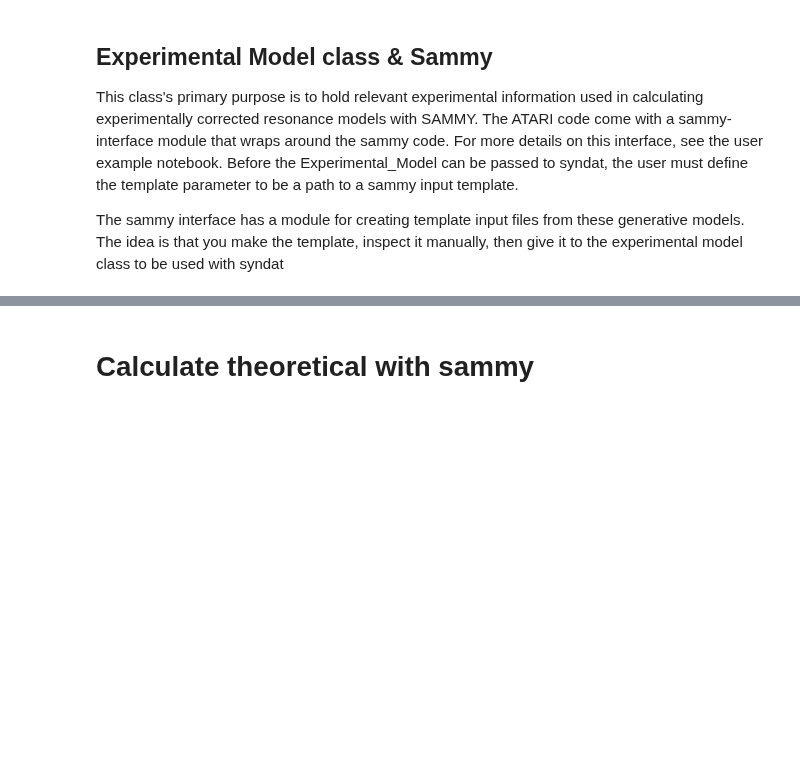
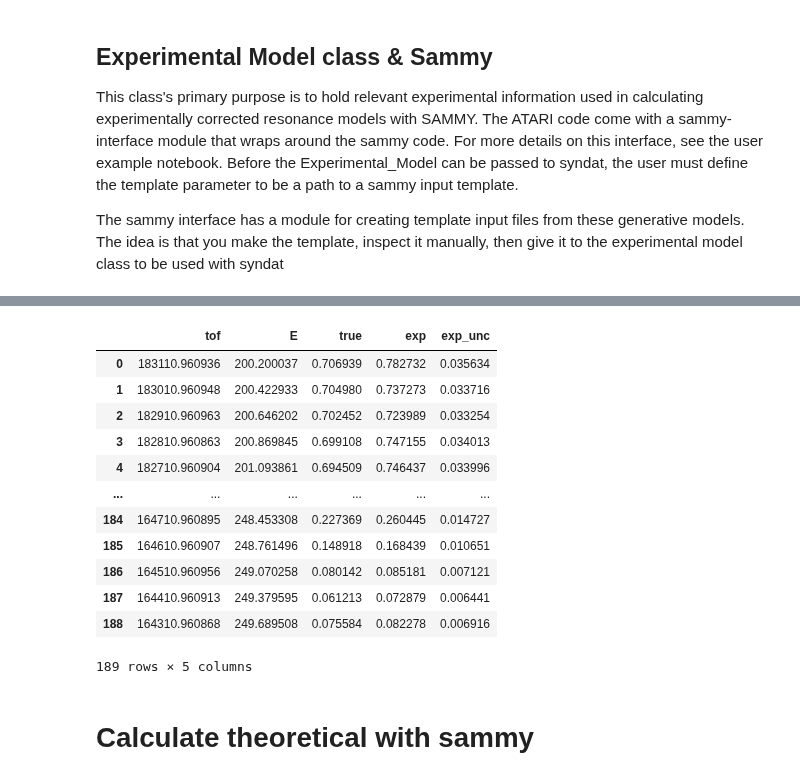
Before and after one commit to Naww137/ATARI, a Jupyter notebook: examples/Generate_Synthetic_Data.ipynb, the cells around one changed output, grey strips where cells are left out. Cells and saved outputs as stored; diff of their text form; code cells hidden in the pictures; blank space fills up the shorter version.

Commit message:
new structure for syndat module and models

```diff
--- a/examples/Generate_Synthetic_Data.ipynb
+++ b/examples/Generate_Synthetic_Data.ipynb
@@ -150,7 +131,7 @@ exp_trans12 = Experimental_Model(title = "T12mm",
                                  burst = (10, 1.0),
                                  temp = (300, 0.0),
                                  channel_widths = {
-                                     "maxE": [200],
+                                     "maxE": [250],
                                      "chw": [100.0],
                                      "dchw": [0.8]
                                  }
@@ -166,3 +147,6 @@ sammy_rto = sammy_classes.SammyRunTimeOptions('/Users/noahwalton/gitlab/sammy/sa
 
 template_creator.make_input_template(
     'template_T.inp', Ta_pair, exp_trans12, sammy_rto)
+
+
+exp_trans12.template = os.path.realpath('template_T.inp')
@@ -168,0 +157,9 @@ template_creator.make_input_template(
+# %%
+from ATARI.models.measurement_models.transmission_rpi import transmission_rpi
+from ATARI.syndat.control import syndat, syndatOPT
+
+
+generative = transmission_rpi()
+reductive = transmission_rpi()
+
+generative
@@ -168,0 +169,11 @@ template_creator.make_input_template(
+# %%
+
+synOPT = syndatOPT()
+
+synT = syndat(Ta_pair,
+              exp_trans12,
+              generative,
+              reductive,
+              synOPT)
+
+synOUT = synT.sample(sammy_rto)
@@ -169,3 +182,20 @@ template_creator.make_input_template(
+# %%
+synOUT = synT.sample(sammy_rto)
+synOUT.pw_reduced
+# %% [output]
+|  | tof | E | true | exp | exp_unc |
+| 0 | 183110.960936 | 200.200037 | 0.706939 | 0.782732 | 0.035634 |
+| 1 | 183010.960948 | 200.422933 | 0.704980 | 0.737273 | 0.033716 |
+| 2 | 182910.960963 | 200.646202 | 0.702452 | 0.723989 | 0.033254 |
+| 3 | 182810.960863 | 200.869845 | 0.699108 | 0.747155 | 0.034013 |
+| 4 | 182710.960904 | 201.093861 | 0.694509 | 0.746437 | 0.033996 |
+| ... | ... | ... | ... | ... | ... |
+| 184 | 164710.960895 | 248.453308 | 0.227369 | 0.260445 | 0.014727 |
+| 185 | 164610.960907 | 248.761496 | 0.148918 | 0.168439 | 0.010651 |
+| 186 | 164510.960956 | 249.070258 | 0.080142 | 0.085181 | 0.007121 |
+| 187 | 164410.960913 | 249.379595 | 0.061213 | 0.072879 | 0.006441 |
+| 188 | 164310.960868 | 249.689508 | 0.075584 | 0.082278 | 0.006916 |
+189 rows × 5 columns
 # %%
 
 # 'n'         :   (0.067166,            0),
```
Also changed, not shown: parts of 6 cells of this notebook, 8 other files.
